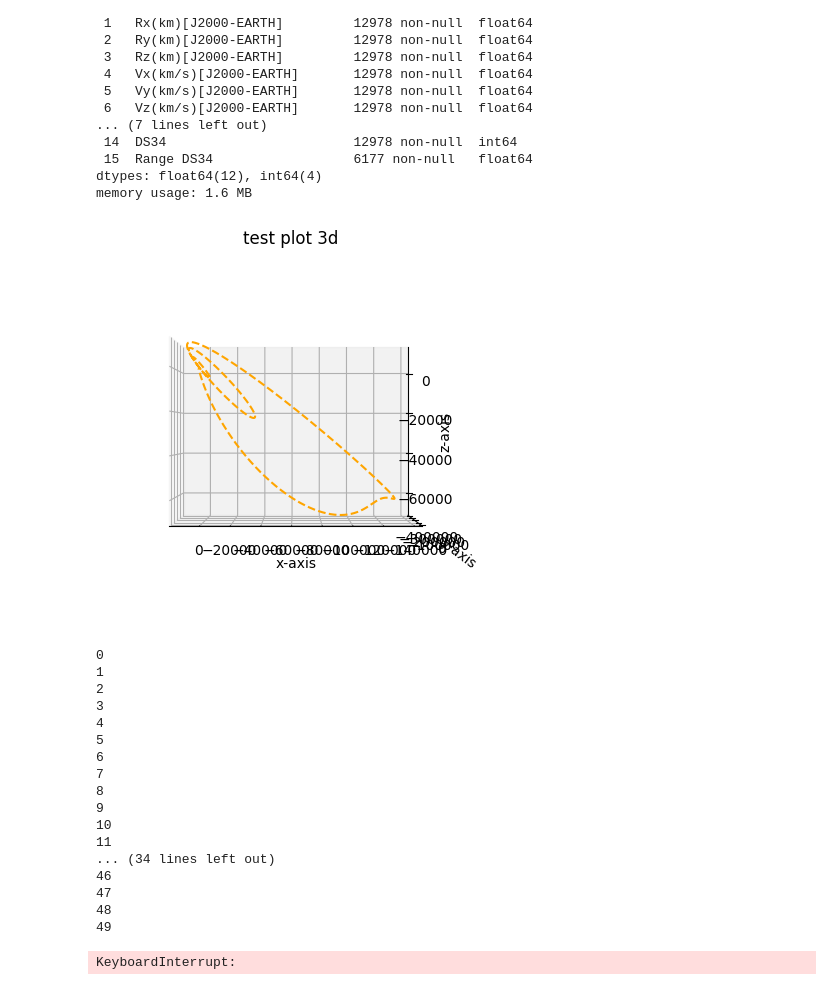
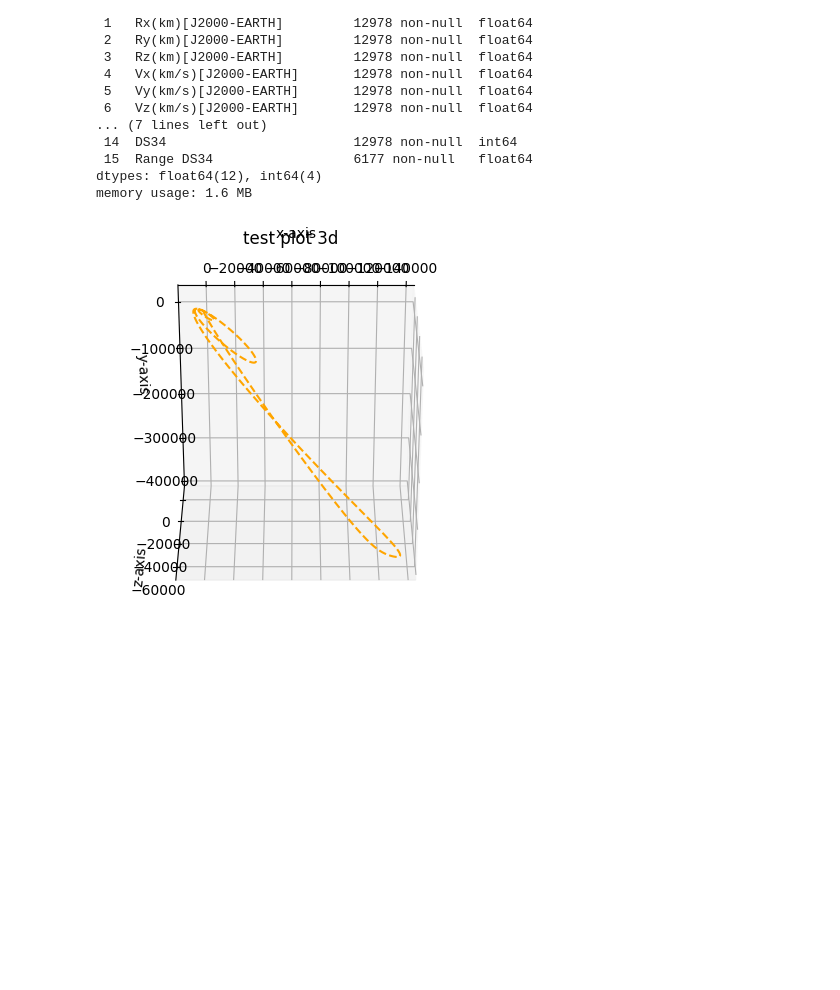
Before and after one commit to viperisopp/nasa_adc_data, a Jupyter notebook: trajectory_graph.ipynb, the cells around one changed output. Cells and saved outputs as stored; diff of their text form; code cells hidden in the pictures; blank space fills up the shorter version.

```diff
--- a/trajectory_graph.ipynb
+++ b/trajectory_graph.ipynb
@@ -29,53 +29,21 @@ dtypes: float64(12), int64(4)
 memory usage: 1.6 MB
 # %%
 # 3d test
-import time
 z = df["Rz(km)[J2000-EARTH]"]
 x = df["Ry(km)[J2000-EARTH]"]
 y = df["Rx(km)[J2000-EARTH]"]
 
 fig = plt.figure()
 ax = fig.add_subplot(1,1,1,projection="3d")
 
 ax.plot(x,y,z, color="orange", linestyle="--")
 ax.set_xlabel("x-axis")
 ax.set_ylabel("y-axis")
 ax.set_zlabel("z-axis")
 ax.set_title("test plot 3d")
 
-# for n in range(0,360):
-#     ax.view_init(elev=n,azim=90)
-#     plt.show()
-#     print(n)
-#     time.sleep(1)
-#     plt.close()
 
-ax.view_init(elev=0,azim=90)
+ax.view_init(elev=-60,azim=90)
 plt.show()
-time.sleep(1)
-plt.close()
-
-ax.view_init(elev=90,azim=90)
-plt.show()
-time.sleep(1)
-plt.close()
 # %% [output]
-[figure, old version]
+[figure, new version]
-0
-1
-2
-3
-4
-5
-6
-7
-8
-9
-10
-11
-... (34 lines left out)
-46
-47
-48
-49
-KeyboardInterrupt:
```
